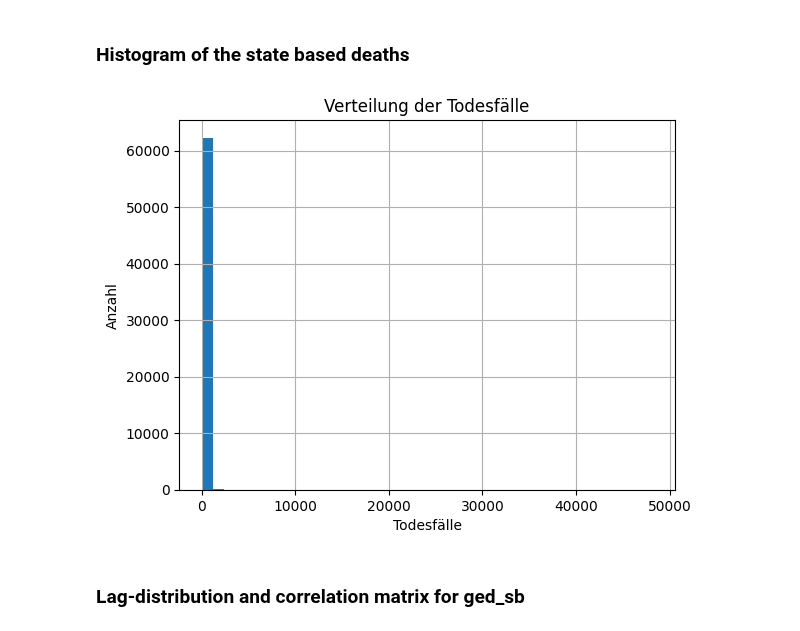
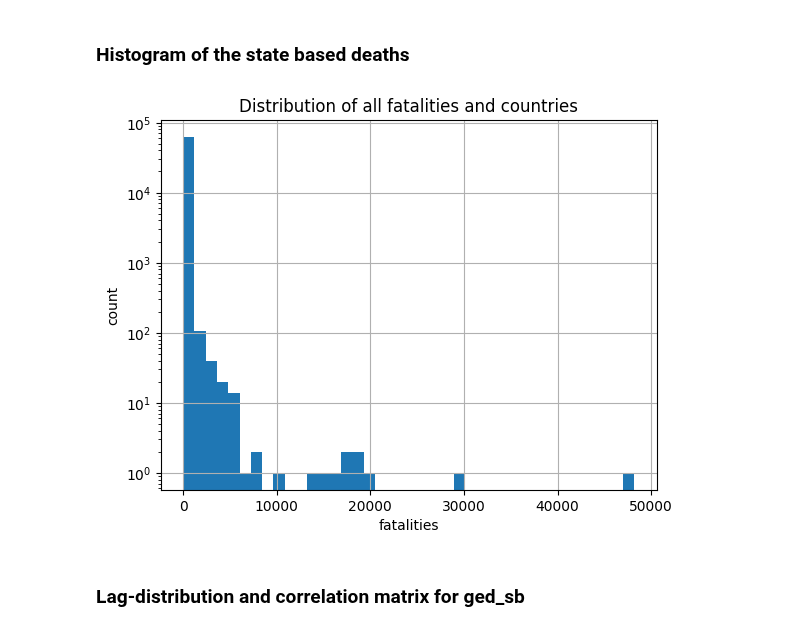
Before and after one commit to toboden/ConflictPredProbabilistic, a Jupyter notebook: firstModels.ipynb, the cells around one changed output. Saved outputs shown, nothing was run; the diff lists cells and outputs as text; code cells hidden in the pictures.

```diff
--- a/firstModels.ipynb
+++ b/firstModels.ipynb
@@ -10,9 +10,9 @@ import seaborn as sns
 pd.options.display.max_columns = None
 #pd.options.display.max_rows = None
 
-#paths to the data
-path_actuals_18 = r'C:\Users\Tobias\Documents\BAconflictPrediction\ConflictPrediction\data\cm_actuals_2018.parquet'
-path_features_17= r'C:\Users\Tobias\Documents\BAconflictPrediction\ConflictPrediction\data\cm_features_to_oct2017.parquet'
+#paths to the mean_var_list
+path_actuals_18 = r'C:\Users\Tobias\Documents\BAconflictPrediction\ConflictPrediction\mean_var_list\cm_actuals_2018.parquet'
+path_features_17= r'C:\Users\Tobias\Documents\BAconflictPrediction\ConflictPrediction\mean_var_list\cm_features_to_oct2017.parquet'
 
 #create dataframe
 df_actuals_18 = pd.read_parquet(path_actuals_18, engine='pyarrow')
@@ -64,12 +79,13 @@ df_features_17.describe()
 # %%
 # Histogramm der Zielvariable
 df_features_17['ged_sb'].hist(bins=40)
-plt.title('Verteilung der Todesfälle')
-plt.xlabel('Todesfälle')
-plt.ylabel('Anzahl')
+plt.title('Distribution of all fatalities and countries')
+plt.xlabel('fatalities')
+plt.ylabel('count')
+plt.yscale("log")
 plt.show()
 # %% [output]
-[figure, old version]
+[figure, new version]
 # %% [markdown]
 ### Lag-distribution and correlation matrix for ged_sb
 # %%
```
Also changed, not shown: parts of 12 cells of this notebook.
